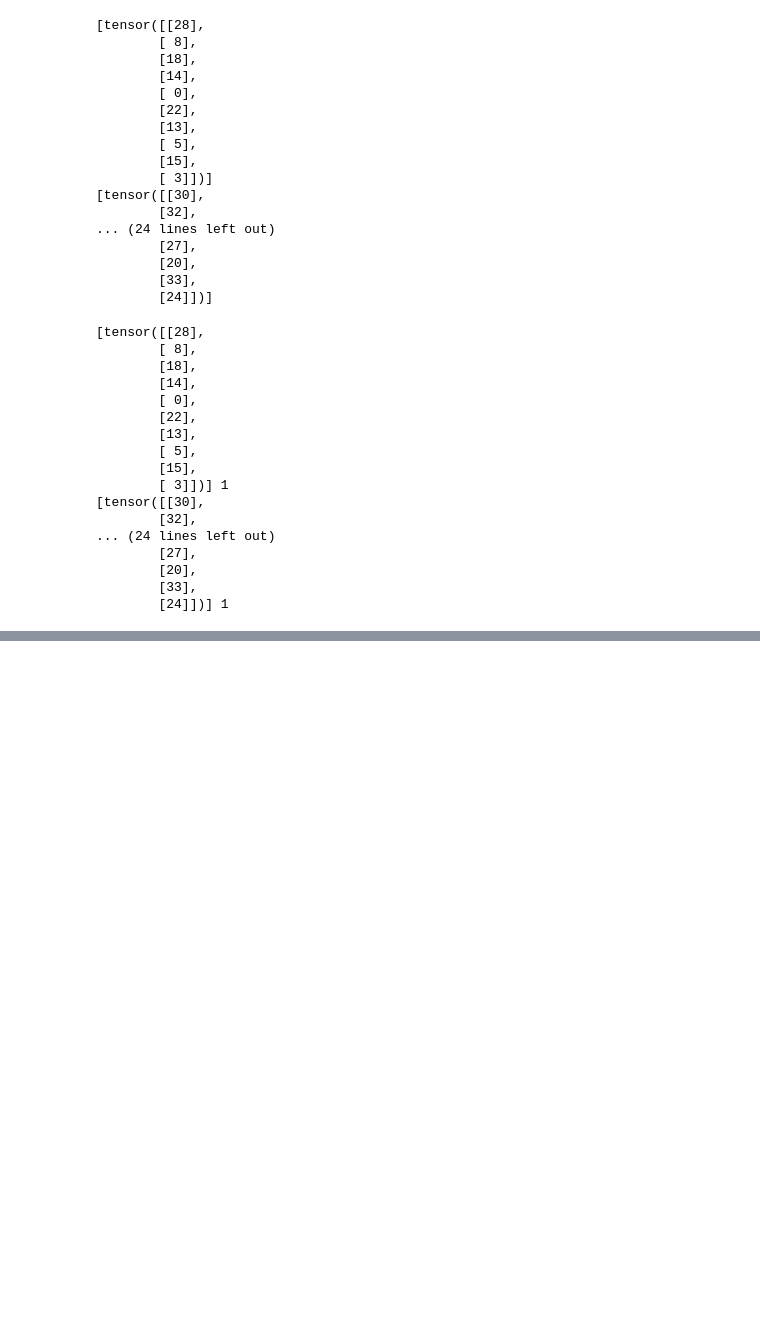
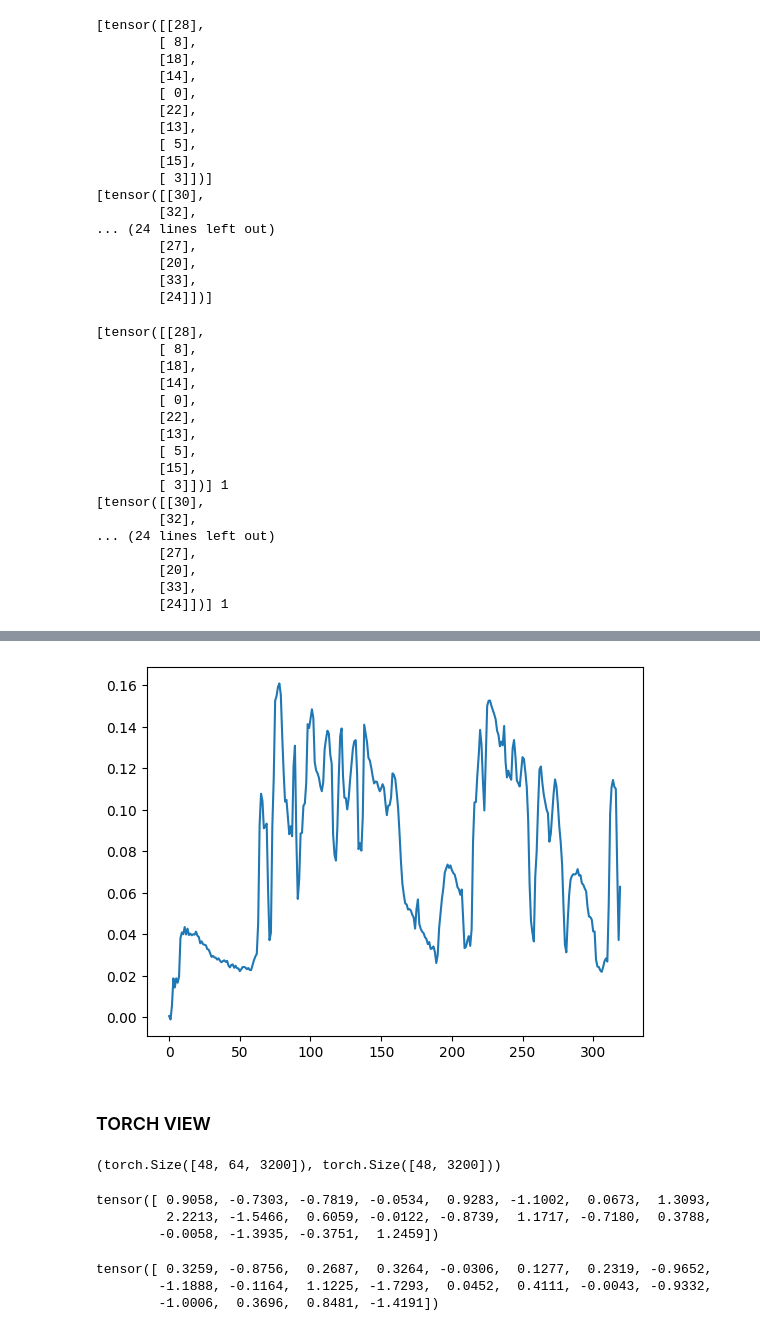
Before and after one commit to garcesote/deepAAD_project, a Jupyter notebook: notebooks/play.ipynb, the cells around one changed output, grey strips where cells are left out. Drawn from its saved outputs; the diff is of its cells as text; code cells hidden in the pictures; blank space fills up the shorter version.

```diff
--- a/notebooks/play.ipynb
+++ b/notebooks/play.ipynb
@@ -294,0 +293,9 @@ for data in dataloader:
+# %%
+import mne
+import numpy as np
+from utils.datasets import CustomDataset
+from utils.functional import get_data_path
+import scipy
+import os
+import torch
+global_path = 'C:/users/jaulab/Desktop'
@@ -294,0 +306,11 @@ for data in dataloader:
+# %%
+# Leer datos mat
+data_path = get_data_path(os.path.join(global_path, 'AAD', 'Data'), 'fulsang')
+dataset = CustomDataset('fulsang', data_path, 'train', 'S1', window=128, hop=8, data_type = 'mat')
+# %%
+# Leer datos directamente DATA_preproc.mat
+from utils.functional import normalize_eeg
+preproc_data = scipy.io.loadmat(os.path.join(data_path ,'S1_data_preproc.mat'))
+eeg_data = np.transpose(preproc_data['data']['eeg'][0,0][0,0])[:64, :]
+stima_data = np.squeeze(preproc_data['data']['wavA'][0,0][0,0])
+eeg_data = normalize_eeg(torch.tensor(eeg_data))
@@ -294,0 +449,2 @@ for data in dataloader:
+# %%
+envelope = stima_data
@@ -294,0 +465,9 @@ for data in dataloader:
+# %%
+samples = 320 #5s
+x = np.arange(samples)
+plt.plot(x, envelope[:samples])
+plt.show()
+# %% [output]
+[figure, added]
+# %% [markdown]
+### TORCH VIEW
@@ -294,0 +476,18 @@ for data in dataloader:
+# %%
+eeg = torch.randn((48, 64, 3200))
+stima = torch.randn((48, 3200))
+eeg.shape, stima.shape
+# %% [output]
+(torch.Size([48, 64, 3200]), torch.Size([48, 3200]))
+# %%
+eeg[0,0,:20]
+# %% [output]
+tensor([ 0.9058, -0.7303, -0.7819, -0.0534,  0.9283, -1.1002,  0.0673,  1.3093,
+         2.2213, -1.5466,  0.6059, -0.0122, -0.8739,  1.1717, -0.7180,  0.3788,
+        -0.0058, -1.3935, -0.3751,  1.2459])
+# %%
+stima[0,:20]
+# %% [output]
+tensor([ 0.3259, -0.8756,  0.2687,  0.3264, -0.0306,  0.1277,  0.2319, -0.9652,
+        -1.1888, -0.1164,  1.1225, -1.7293,  0.0452,  0.4111, -0.0043, -0.9332,
+        -1.0006,  0.3696,  0.8481, -1.4191])
```
Also changed, not shown: parts of 33 cells of this notebook, 10 other files.
